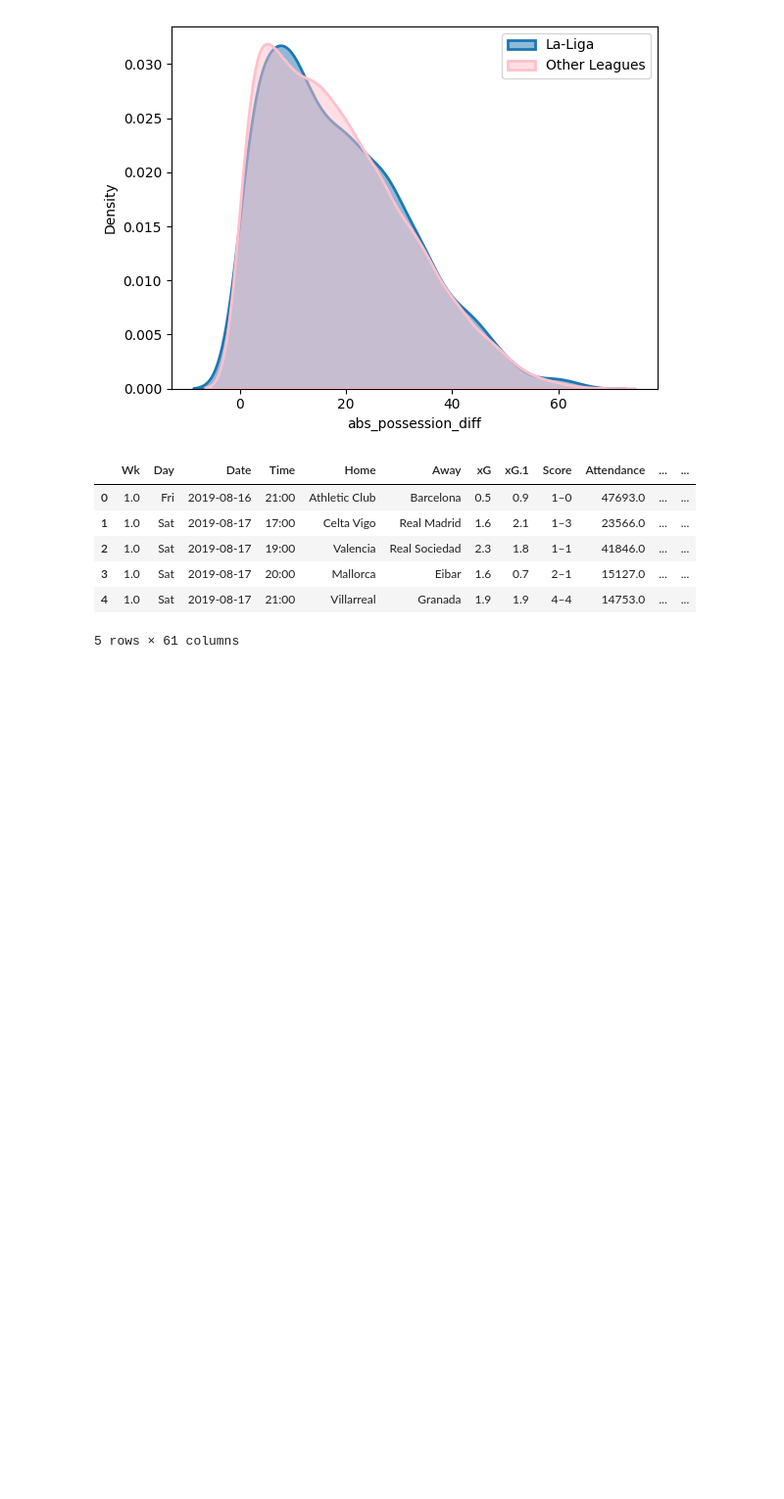
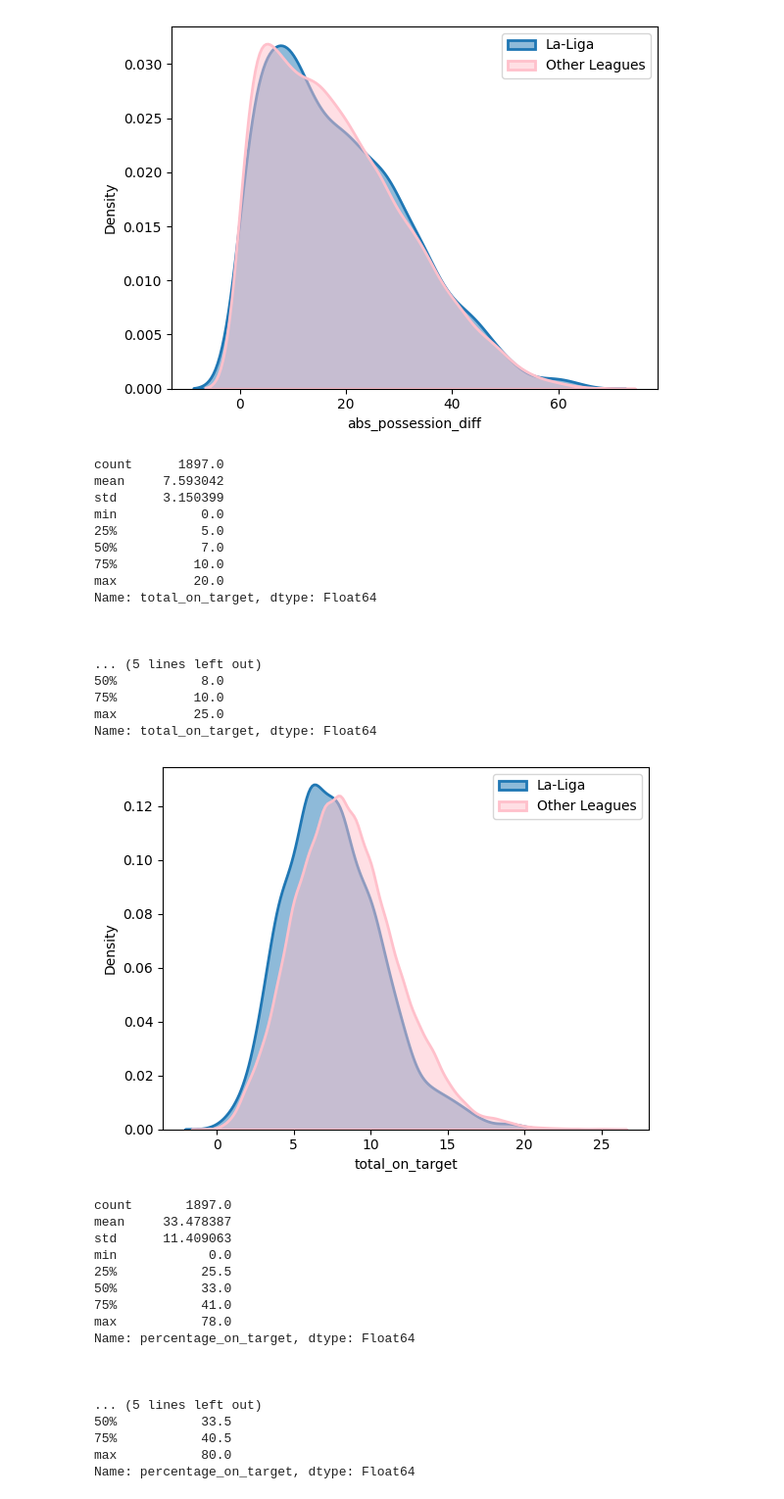
Before and after one commit to esenbora/sporg_proj_1, a Jupyter notebook: EDA.ipynb, the cells around one changed output. Shown: that part at 98% size. Saved outputs shown, nothing was run; the diff lists cells and outputs as text; code cells hidden in the pictures; blank space fills up the shorter version.

Commit message:
Finalized EDA. It mainly includes the comparison of La-Liga with the rest of the world

```diff
--- a/EDA.ipynb
+++ b/EDA.ipynb
@@ -235,6 +237,8 @@ for season in list(data.keys())[2:]:
         else:
             pass
 
+rest_df.drop("game_id", inplace=True, axis=1)
+rest_df.reset_index(drop=True, inplace=True)
 print(rest_df.shape)
 rest_df.head()
 # %% [output]
@@ -282,7 +286,7 @@ def compare_columns(df1, df2, column, normalize=True):
             # Generate two differenct plots, axes, whatever they're called.
             # plt.show()
 
-        elif df1[column].dtype == "float64":
+        elif is_numeric_dtype(df1[column]) == True:
             print(df1[column].describe())
             print("\n\n")
             print(df2[column].describe())
@@ -429,15 +452,65 @@ def divide_shots_column(df, column):
 # %%
-laliga_df = pd.concat([laliga_df, divide_shots_column(laliga_df, "t1_shots")], axis = 1)
-laliga_df = pd.concat([laliga_df, divide_shots_column(laliga_df, "t2_shots")], axis = 1)
+# Divide t1_shots into percentage, total, and on target columns.
+laliga_df = pd.concat([laliga_df, divide_shots_column_1(laliga_df, "t1_shots")], axis = 1)
+laliga_df = pd.concat([laliga_df, divide_shots_column_2(laliga_df, "t2_shots")], axis = 1)
 
-laliga_df.head()
+rest_df = pd.concat([rest_df, divide_shots_column_1(rest_df, "t1_shots")], axis = 1)
+rest_df = pd.concat([rest_df, divide_shots_column_2(rest_df, "t2_shots")], axis = 1)
-# %% [output]
-|  | Wk | Day | Date | Time | Home | Away | xG | xG.1 | Score | Attendance | ... | ... |
-| 0 | 1.0 | Fri | 2019-08-16 | 21:00 | Athletic Club | Barcelona | 0.5 | 0.9 | 1–0 | 47693.0 | ... | ... |
-| 1 | 1.0 | Sat | 2019-08-17 | 17:00 | Celta Vigo | Real Madrid | 1.6 | 2.1 | 1–3 | 23566.0 | ... | ... |
-| 2 | 1.0 | Sat | 2019-08-17 | 19:00 | Valencia | Real Sociedad | 2.3 | 1.8 | 1–1 | 41846.0 | ... | ... |
-| 3 | 1.0 | Sat | 2019-08-17 | 20:00 | Mallorca | Eibar | 1.6 | 0.7 | 2–1 | 15127.0 | ... | ... |
-| 4 | 1.0 | Sat | 2019-08-17 | 21:00 | Villarreal | Granada | 1.9 | 1.9 | 4–4 | 14753.0 | ... | ... |
-5 rows × 61 columns
+# %%
+temp1 = laliga_df.copy()
+temp1[["t1_shots_on_target", "t1_shots_taken", "t1_shots_on_target_percentage"]] = temp1[["t1_shots_on_target", "t1_shots_taken", "t1_shots_on_target_percentage"]].astype("Int64")
+temp1[["t2_shots_on_target", "t2_shots_taken", "t2_shots_on_target_percentage"]] = temp1[["t2_shots_on_target", "t2_shots_taken", "t2_shots_on_target_percentage"]].astype("Int64")
+
+temp2 = rest_df.copy()
+temp2[["t1_shots_on_target", "t1_shots_taken", "t1_shots_on_target_percentage"]] = temp2[["t1_shots_on_target", "t1_shots_taken", "t1_shots_on_target_percentage"]].astype("Int64")
+temp2[["t2_shots_on_target", "t2_shots_taken", "t2_shots_on_target_percentage"]] = temp2[["t2_shots_on_target", "t2_shots_taken", "t2_shots_on_target_percentage"]].astype("Int64")
 # %%
-laliga_df["t2_shots"].head()
+# Compare total shots, total on target, and mean percentage.
+temp1["total_shots"] = temp1["t1_shots_taken"] + temp1["t2_shots_taken"]
+temp1["total_on_target"] = temp1["t1_shots_on_target"] + temp1["t2_shots_on_target"]
+temp1["percentage_on_target"] = (temp1["t1_shots_on_target_percentage"] + temp1["t2_shots_on_target_percentage"]) / 2
+
+temp2["total_shots"] = temp2["t1_shots_taken"] + temp2["t2_shots_taken"]
+temp2["total_on_target"] = temp2["t1_shots_on_target"] + temp2["t2_shots_on_target"]
+temp2["percentage_on_target"] = (temp2["t1_shots_on_target_percentage"] + temp2["t2_shots_on_target_percentage"]) / 2
+
+
+compare_columns({"La-Liga": temp1}, {"Other Leagues": temp2}, "total_on_target")
+compare_columns({"La-Liga": temp1}, {"Other Leagues": temp2}, "percentage_on_target")
+compare_columns({"La-Liga": temp1}, {"Other Leagues": temp2}, "total_shots")
+# %% [output]
+count      1897.0
+mean     7.593042
+std      3.150399
+min           0.0
+25%           5.0
+50%           7.0
+75%          10.0
+max          20.0
+Name: total_on_target, dtype: Float64
+
+
+
+... (5 lines left out)
+50%           8.0
+75%          10.0
+max          25.0
+Name: total_on_target, dtype: Float64
+[figure, added]
+count       1897.0
+mean     33.478387
+std      11.409063
+min            0.0
+25%           25.5
+50%           33.0
+75%           41.0
+max           78.0
+Name: percentage_on_target, dtype: Float64
+
+
+
+... (5 lines left out)
+50%           33.5
+75%           40.5
+max           80.0
+Name: percentage_on_target, dtype: Float64
```
Also changed, not shown: parts of 14 cells of this notebook.
